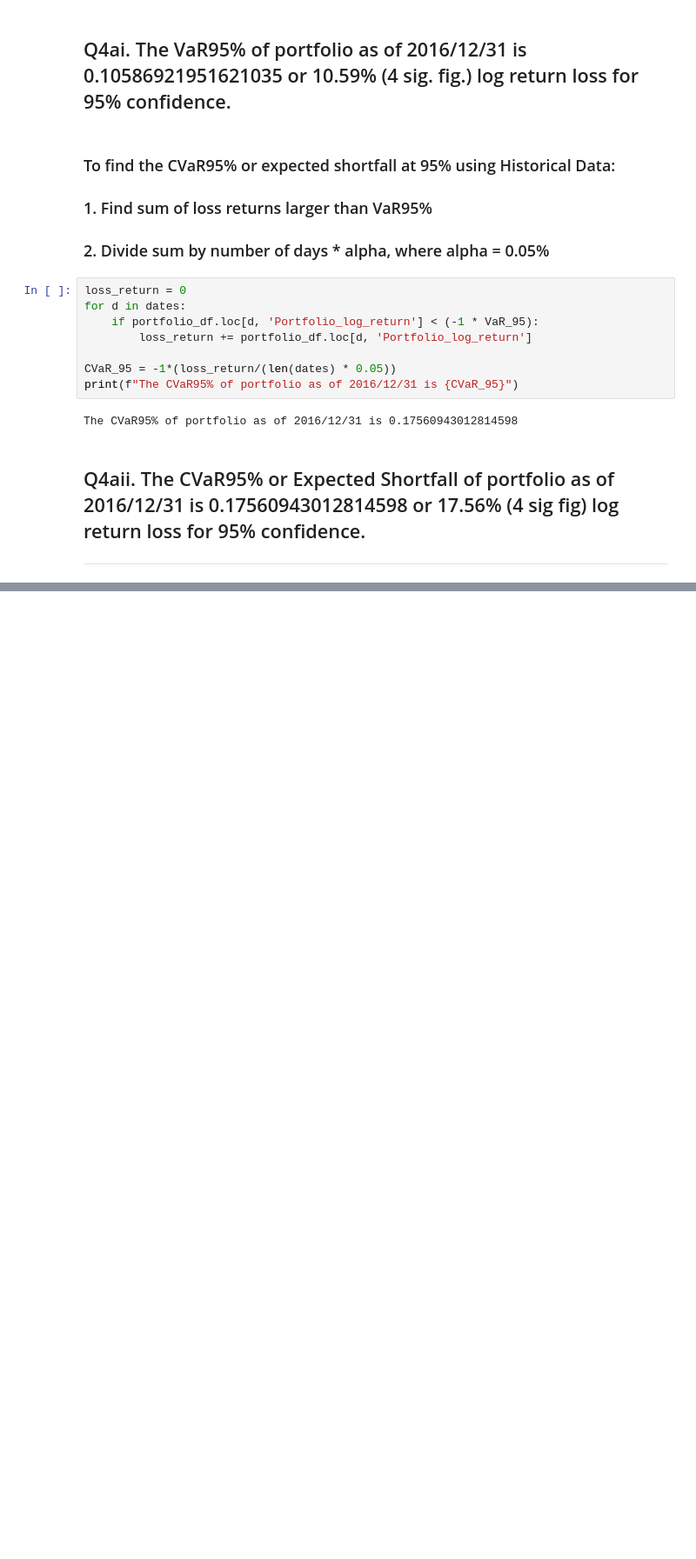
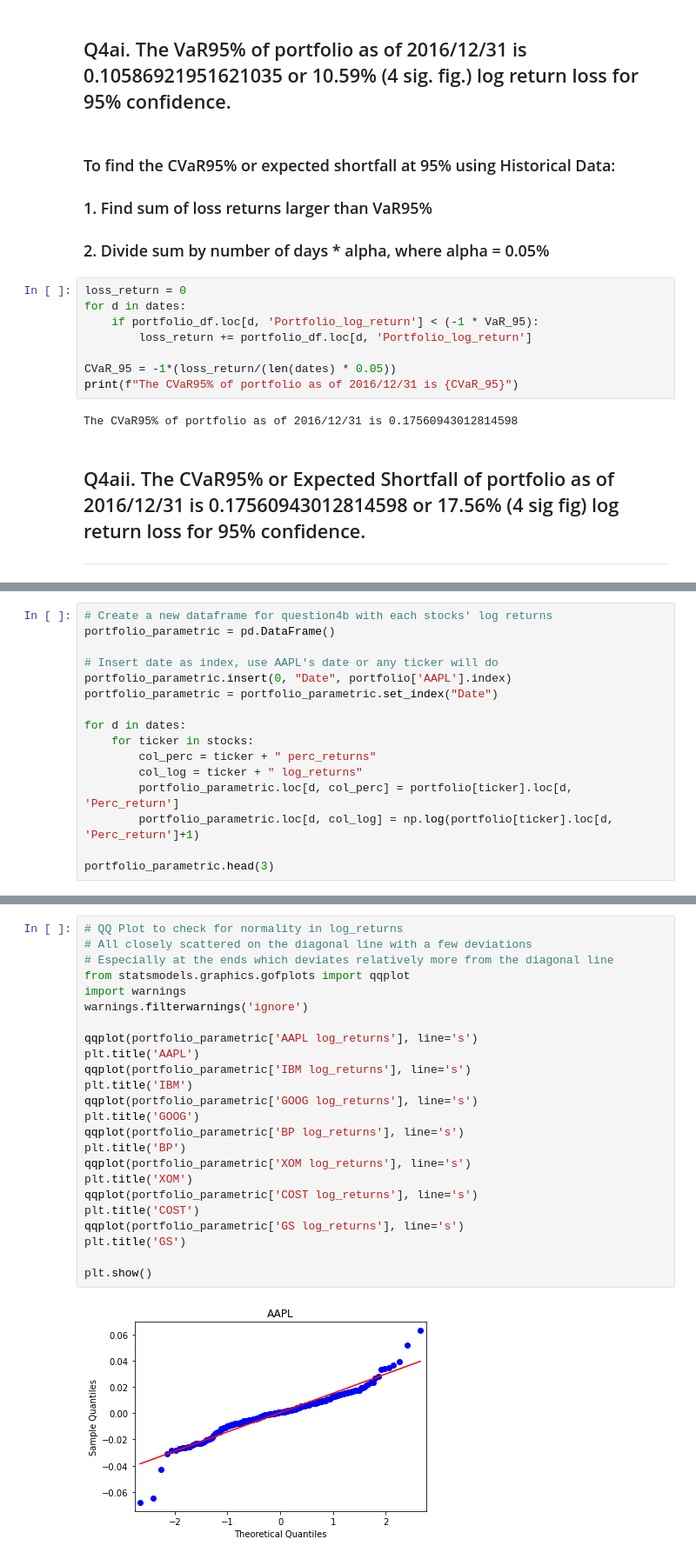
Before and after one commit to yonglert/Treehouse_Finance_test, a Jupyter notebook: Question_4.ipynb, the cells around one changed output, grey strips where cells are left out. Shown at 87% size. Drawn from its saved outputs; the diff is of its cells as text; blank space fills up the shorter version.

```diff
--- a/Question_4.ipynb
+++ b/Question_4.ipynb
@@ -106,0 +113,16 @@ The CVaR95% of portfolio as of 2016/12/31 is 0.17560943012814598
+# %%
+# Create a new dataframe for question4b with each stocks' log returns
+portfolio_parametric = pd.DataFrame()
+
+# Insert date as index, use AAPL's date or any ticker will do
+portfolio_parametric.insert(0, "Date", portfolio['AAPL'].index)
+portfolio_parametric = portfolio_parametric.set_index("Date")
+
+for d in dates:
+    for ticker in stocks:
+        col_perc = ticker + " perc_returns"
+        col_log = ticker + " log_returns"
+        portfolio_parametric.loc[d, col_perc] = portfolio[ticker].loc[d, 'Perc_return']
+        portfolio_parametric.loc[d, col_log] = np.log(portfolio[ticker].loc[d, 'Perc_return']+1)
+
+portfolio_parametric.head(3)
@@ -106,0 +135,26 @@ The CVaR95% of portfolio as of 2016/12/31 is 0.17560943012814598
+# %%
+# QQ Plot to check for normality in log_returns
+# All closely scattered on the diagonal line with a few deviations
+# Especially at the ends which deviates relatively more from the diagonal line
+from statsmodels.graphics.gofplots import qqplot
+import warnings
+warnings.filterwarnings('ignore')
+
+qqplot(portfolio_parametric['AAPL log_returns'], line='s')
+plt.title('AAPL')
+qqplot(portfolio_parametric['IBM log_returns'], line='s')
+plt.title('IBM')
+qqplot(portfolio_parametric['GOOG log_returns'], line='s')
+plt.title('GOOG')
+qqplot(portfolio_parametric['BP log_returns'], line='s')
+plt.title('BP')
+qqplot(portfolio_parametric['XOM log_returns'], line='s')
+plt.title('XOM')
+qqplot(portfolio_parametric['COST log_returns'], line='s')
+plt.title('COST')
+qqplot(portfolio_parametric['GS log_returns'], line='s')
+plt.title('GS')
+
+plt.show()
+# %% [output]
+[figure, added]
```
Also changed, not shown: parts of 13 cells of this notebook.
